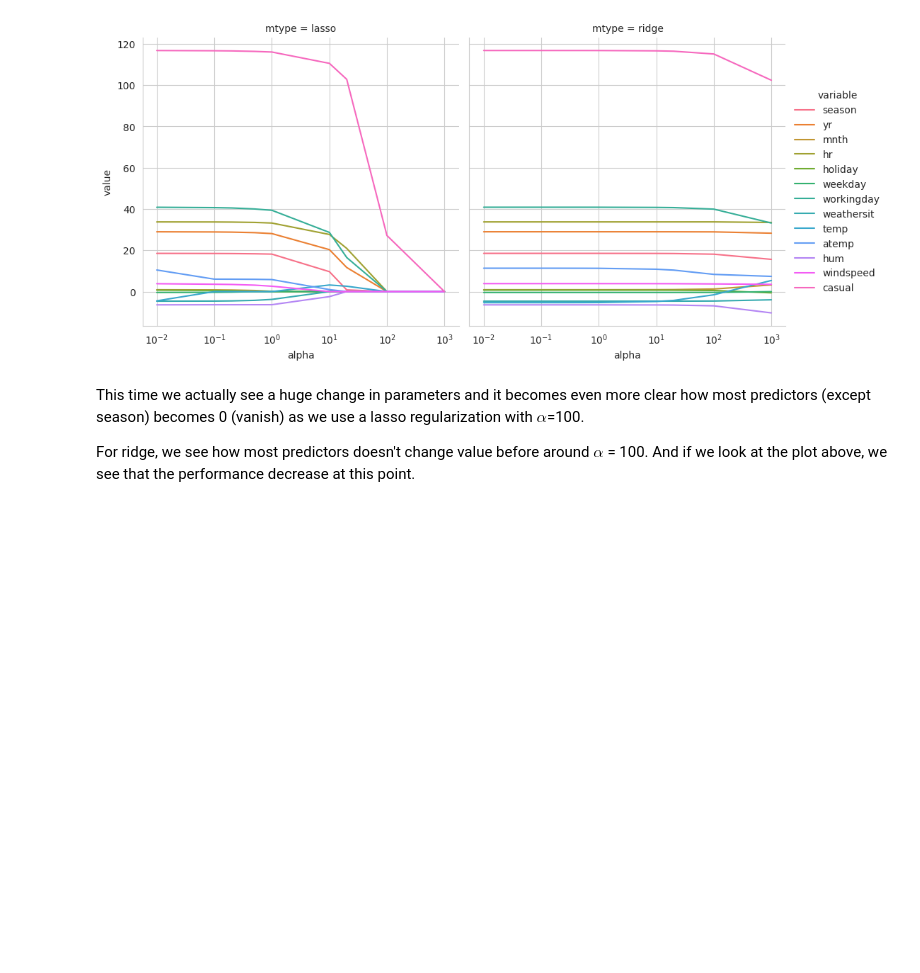
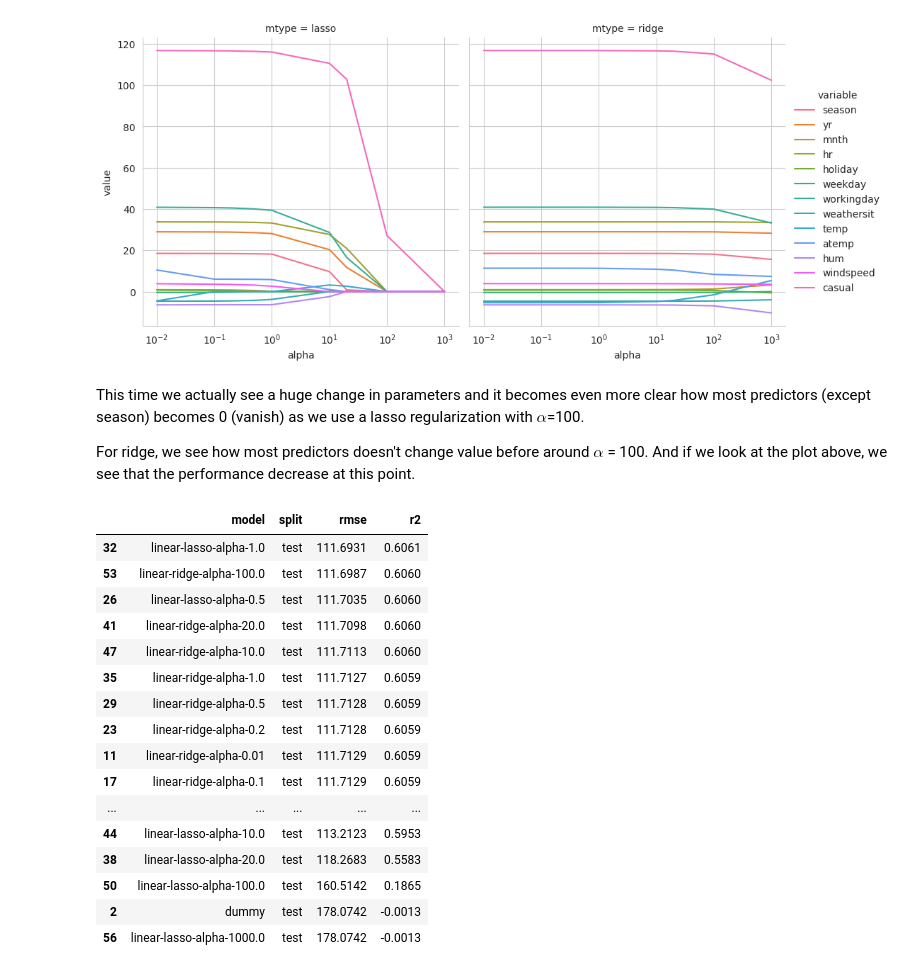
Before and after one commit to laurawpaaby/DataSci-AU-24, a Jupyter notebook: nbs/class_03/exercise_ANSWER.ipynb, the cells around one changed output. Cells and saved outputs as stored; diff of their text form; code cells hidden in the pictures; blank space fills up the shorter version.

```diff
--- a/nbs/class_03/exercise_ANSWER.ipynb
+++ b/nbs/class_03/exercise_ANSWER.ipynb
@@ -401,3 +401,23 @@ grid.set(xscale="log")
  This time we actually see a huge change in parameters and it becomes even more clear how most predictors (except season) becomes 0 (vanish) as we use a lasso regularization with $\alpha$=100.
 
  For ridge, we see how most predictors doesn't change value before around $\alpha$ = 100. And if we look at the plot above, we see that the performance decrease at this point.
+# %%
+perf_df[perf_df['split']=='test'].sort_values(by='rmse', ascending=True)
+# %% [output]
+|  | model | split | rmse | r2 |
+| 32 | linear-lasso-alpha-1.0 | test | 111.6931 | 0.6061 |
+| 53 | linear-ridge-alpha-100.0 | test | 111.6987 | 0.6060 |
+| 26 | linear-lasso-alpha-0.5 | test | 111.7035 | 0.6060 |
+| 41 | linear-ridge-alpha-20.0 | test | 111.7098 | 0.6060 |
+| 47 | linear-ridge-alpha-10.0 | test | 111.7113 | 0.6060 |
+| 35 | linear-ridge-alpha-1.0 | test | 111.7127 | 0.6059 |
+| 29 | linear-ridge-alpha-0.5 | test | 111.7128 | 0.6059 |
+| 23 | linear-ridge-alpha-0.2 | test | 111.7128 | 0.6059 |
+| 11 | linear-ridge-alpha-0.01 | test | 111.7129 | 0.6059 |
+| 17 | linear-ridge-alpha-0.1 | test | 111.7129 | 0.6059 |
+| ... | ... | ... | ... | ... |
+| 44 | linear-lasso-alpha-10.0 | test | 113.2123 | 0.5953 |
+| 38 | linear-lasso-alpha-20.0 | test | 118.2683 | 0.5583 |
+| 50 | linear-lasso-alpha-100.0 | test | 160.5142 | 0.1865 |
+| 2 | dummy | test | 178.0742 | -0.0013 |
+| 56 | linear-lasso-alpha-1000.0 | test | 178.0742 | -0.0013 |
```
Also changed, not shown: parts of 1 cell of this notebook.
